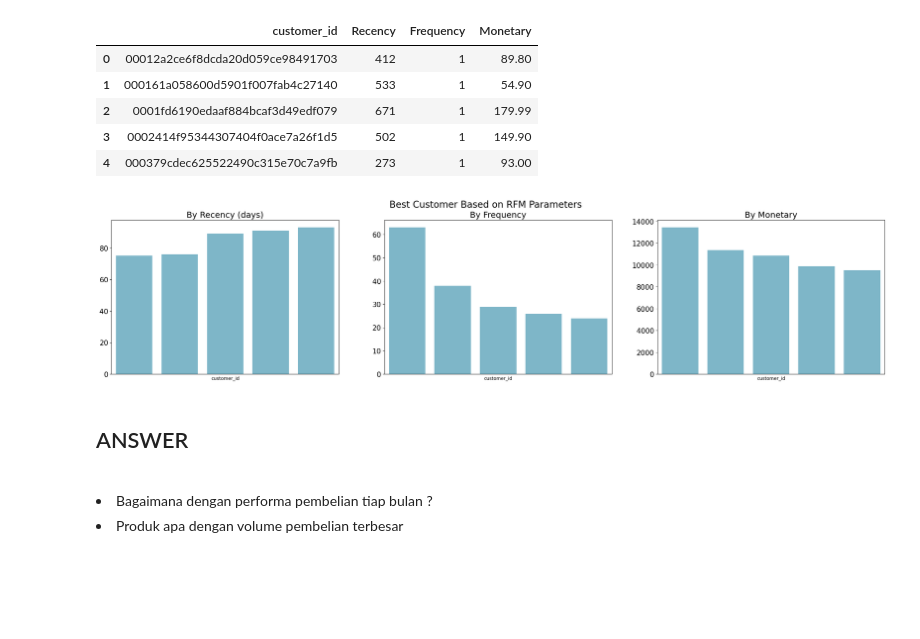
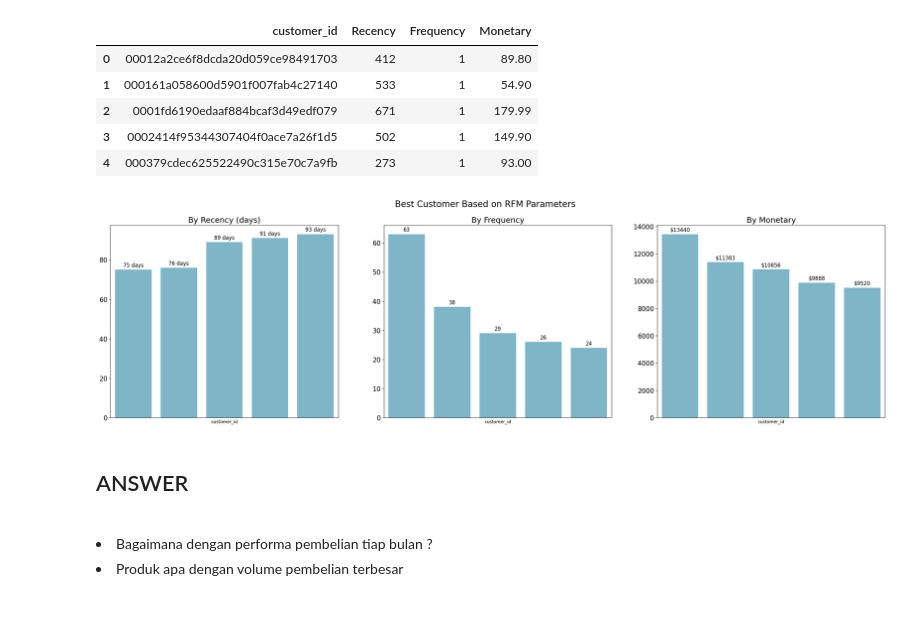
Before and after one commit to ibnuMalik14/Submission_Dicoding_Analys_Data, a Jupyter notebook: Analis_Public_Ecommerce.ipynb, the cells around one changed output. Saved outputs shown, nothing was run; the diff lists cells and outputs as text; code cells hidden in the pictures; blank space fills up the shorter version.

Commit message:
mengupddate file analis data

```diff
--- a/Analis_Public_Ecommerce.ipynb
+++ b/Analis_Public_Ecommerce.ipynb
@@ -521,6 +525,6 @@ dtype: int64
 # %%
-order_reviews_df["review_comment_title"].fillna("No title", inplace=True)
-order_reviews_df["review_comment_message"].fillna("No message", inplace=True)
+order_reviews_df["review_comment_title"].fillna("untitle", inplace=True)
+order_reviews_df["review_comment_message"].fillna("unmessage", inplace=True)
 order_reviews_df.isna().sum()
 # %% [output]
 review_id                  0
@@ -1198,39 +1202,51 @@ rfm.head()
 | 3 | 0002414f95344307404f0ace7a26f1d5 | 502 | 1 | 149.90 |
 | 4 | 000379cdec625522490c315e70c7a9fb | 273 | 1 | 93.00 |
 # %%
-fig, ax = plt.subplots(nrows=1, ncols=3, figsize=(30, 6))
+fig, ax = plt.subplots(nrows=1, ncols=3, figsize=(32, 8))
 
 colors = ["#72BCD4", "#72BCD4", "#72BCD4", "#72BCD4", "#72BCD4"]
 
-sns.barplot(y="Recency", x="customer_id", data=rfm.sort_values(by="Recency", ascending=True).head(5), color=colors[0], ax=ax[0])
+recency_plot = sns.barplot(y="Recency", x="customer_id", data=rfm.sort_values(by="Recency", ascending=True).head(5), color=colors[0], ax=ax[0])
 ax[0].set_ylabel(None)
 ax[0].set_xlabel("customer_id")
 ax[0].set_title("By Recency (days)", loc="center", fontsize=18)
 ax[0].tick_params(axis='x', labelsize=15)
 ax[0].tick_params(axis='y', labelsize=15)
 ax[0].set_xticks([])
+for p in recency_plot.patches:
+    recency_value = int(p.get_height())
+    ax[0].annotate(f"{recency_value} days", (p.get_x() + p.get_width() / 2., p.get_height()), ha='center', va='center', xytext=(0, 10), textcoords='offset points', fontsize=12, color='black')
 
-sns.barplot(y="Frequency", x="customer_id", data=rfm.sort_values(by="Frequency", ascending=False).head(5), color=colors[1], ax=ax[1])
+
+frequency_plot = sns.barplot(y="Frequency", x="customer_id", data=rfm.sort_values(by="Frequency", ascending=False).head(5), color=colors[1], ax=ax[1])
 ax[1].set_ylabel(None)
 ax[1].set_xlabel('customer_id')
 ax[1].set_title("By Frequency", loc="center", fontsize=18)
 ax[1].tick_params(axis='x', labelsize=15)
 ax[1].tick_params(axis='y', labelsize=15)
 ax[1].set_xticks([])
+for p in frequency_plot.patches:
+    frequency_value = int(p.get_height())
+    ax[1].annotate(f"{frequency_value}", (p.get_x() + p.get_width() / 2., p.get_height()), ha='center', va='center', xytext=(0, 10), textcoords='offset points', fontsize=12, color='black')
 
-sns.barplot(y="Monetary", x="customer_id", data=rfm.sort_values(by="Monetary", ascending=False).head(5), color=colors[2], ax=ax[2])
+
+monetary_plot = sns.barplot(y="Monetary", x="customer_id", data=rfm.sort_values(by="Monetary", ascending=False).head(5), color=colors[2], ax=ax[2])
 ax[2].set_ylabel(None)
 ax[2].set_xlabel('customer_id')
 ax[2].set_title("By Monetary", loc="center", fontsize=18)
 ax[2].tick_params(axis='x', labelsize=15)
 ax[2].tick_params(axis='y', labelsize=15)
 ax[2].set_xticks([])
+for p in monetary_plot.patches:
+    monetary_value = int(p.get_height())
+    ax[2].annotate(f"${monetary_value}", (p.get_x() + p.get_width() / 2., p.get_height()), ha='center', va='center', xytext=(0, 10), textcoords='offset points', fontsize=12, color='black')
+
 
 
 plt.suptitle("Best Customer Based on RFM Parameters", fontsize=20)
 plt.show()
 # %% [output]
-[figure, old version]
+[figure, new version]
 # %% [markdown]
 <h2> ANSWER </h2> <br>
 
```
Also changed, not shown: parts of 2 cells of this notebook.
